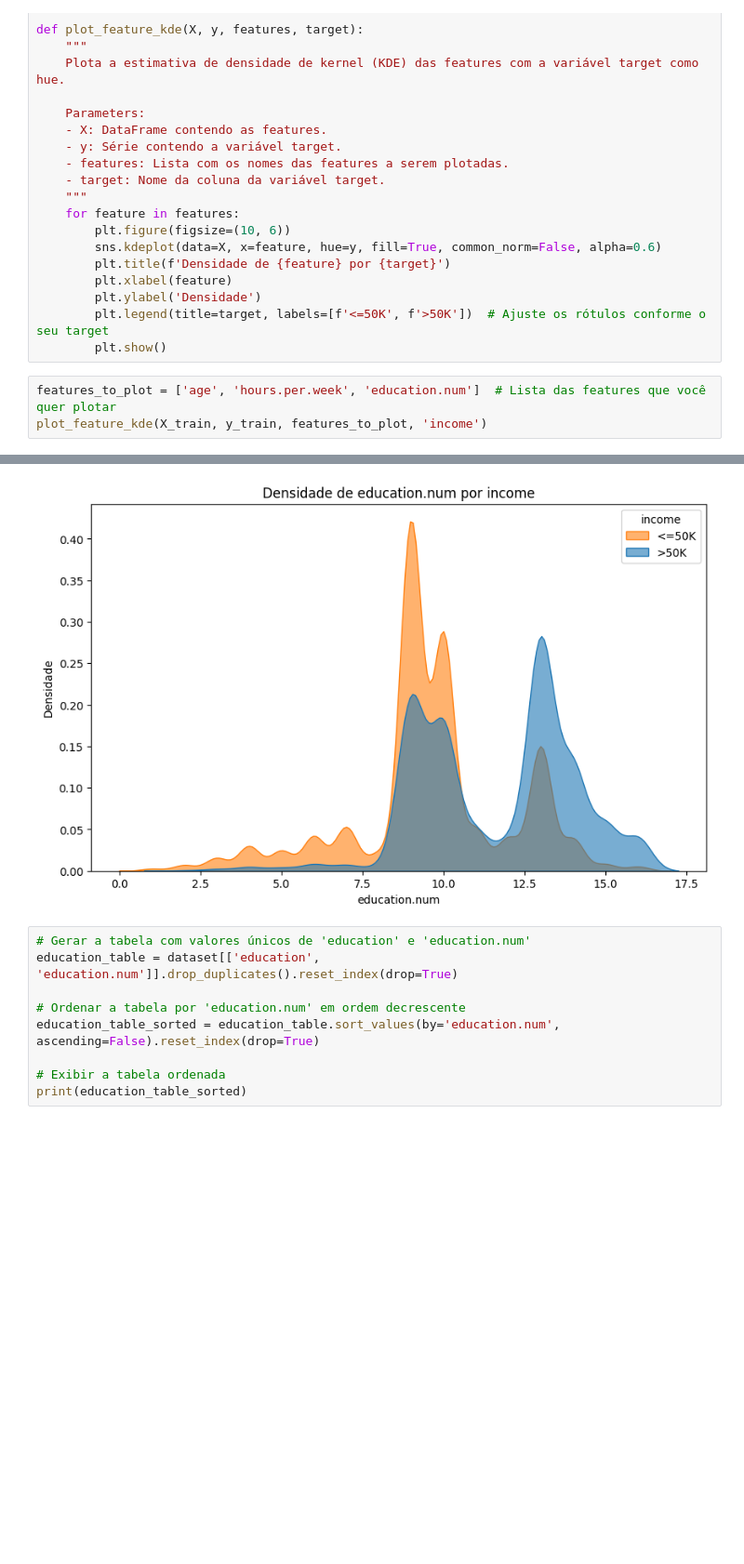
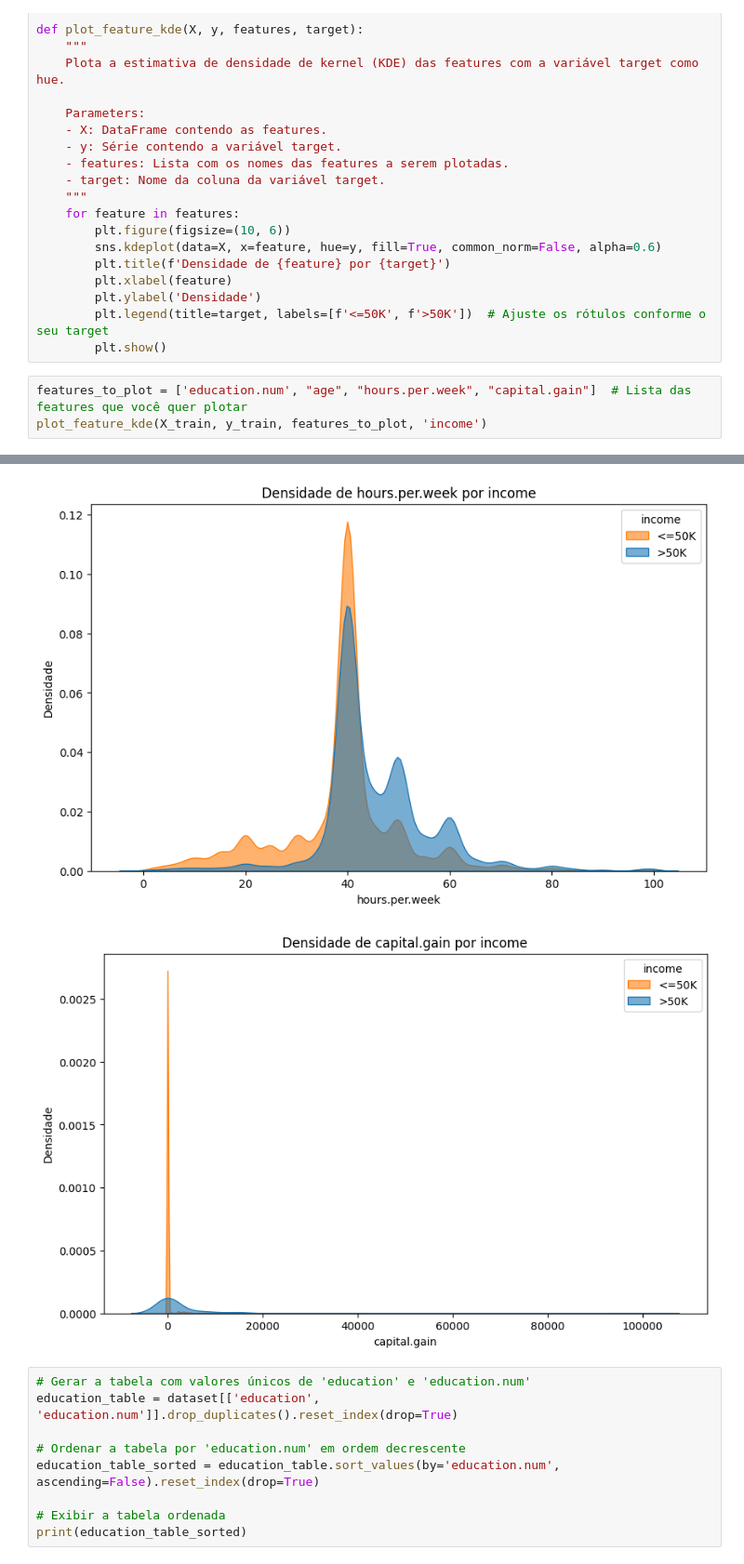
Before and after one commit to Jaquerida/adult_census, a Jupyter notebook: adult_census_income.ipynb, the cells around one changed output, grey strips where cells are left out. Shown: that part at 93% size. Drawn from its saved outputs; the diff is of its cells as text; blank space fills up the shorter version.

```diff
--- a/adult_census_income.ipynb
+++ b/adult_census_income.ipynb
@@ -667,6 +677,6 @@ def plot_feature_kde(X, y, features, target):
         plt.legend(title=target, labels=[f'<=50K', f'>50K'])  # Ajuste os rótulos conforme o seu target
         plt.show()
 # %%
-features_to_plot = ['age', 'hours.per.week', 'education.num']  # Lista das features que você quer plotar
+features_to_plot = ['education.num', "age", "hours.per.week", "capital.gain"]  # Lista das features que você quer plotar
 plot_feature_kde(X_train, y_train, features_to_plot, 'income')
 # %% [output]
@@ -675,4 +685,5 @@ plot_feature_kde(X_train, y_train, features_to_plot, 'income')
-[figure, old version]
+[figure, new version]
+[figure, added]
 # %%
 # Gerar a tabela com valores únicos de 'education' e 'education.num'
 education_table = dataset[['education', 'education.num']].drop_duplicates().reset_index(drop=True)
```
Also changed, not shown: parts of 12 cells of this notebook, 1 other file.
